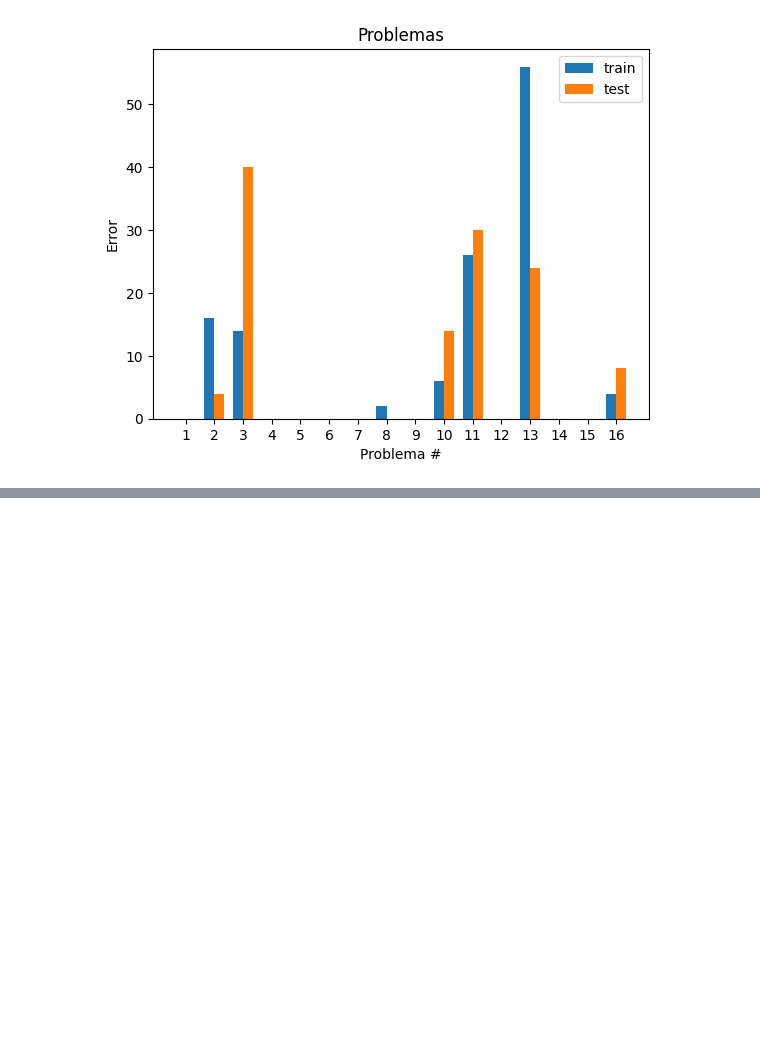
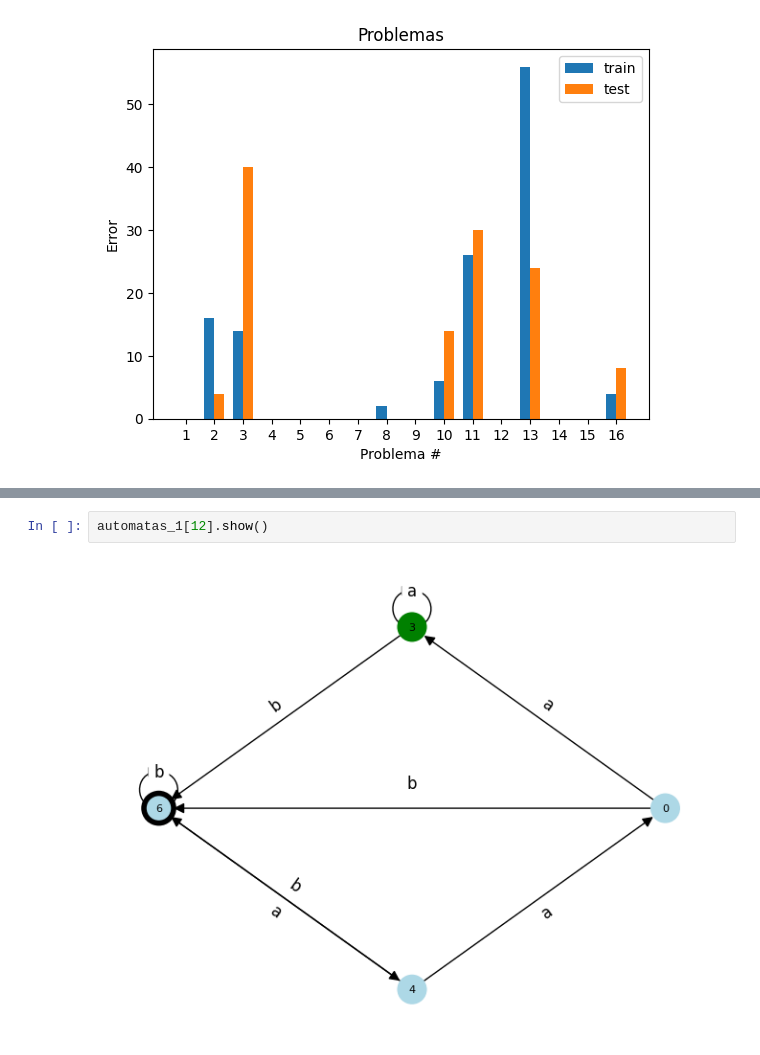
Before and after one commit to darioturco/AutomataLearning, a Jupyter notebook: experiments/test.ipynb, the cells around one changed output, grey strips where cells are left out. Saved outputs shown, nothing was run; the diff lists cells and outputs as text; blank space fills up the shorter version.

```diff
--- a/experiments/test.ipynb
+++ b/experiments/test.ipynb
@@ -159,0 +161,4 @@ automatas[0].show()
+# %%
+automatas_1[12].show()
+# %% [output]
+[figure, added]
```
Also changed, not shown: parts of 15 cells of this notebook, 7 other files.
